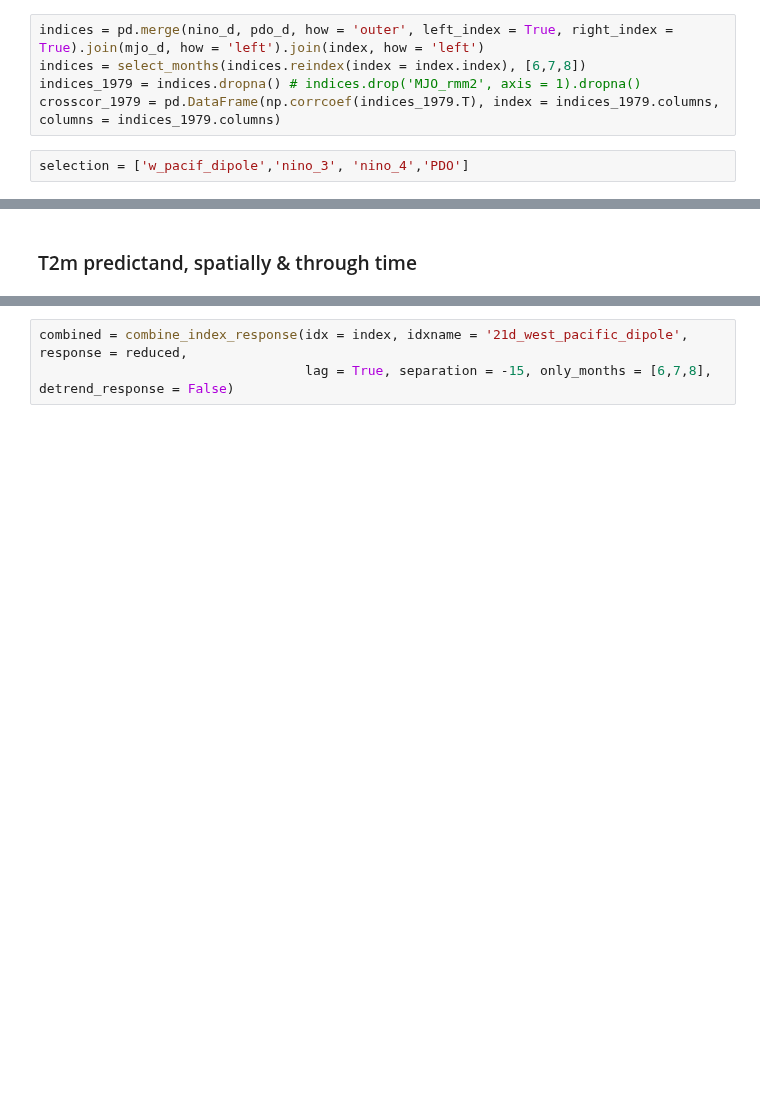
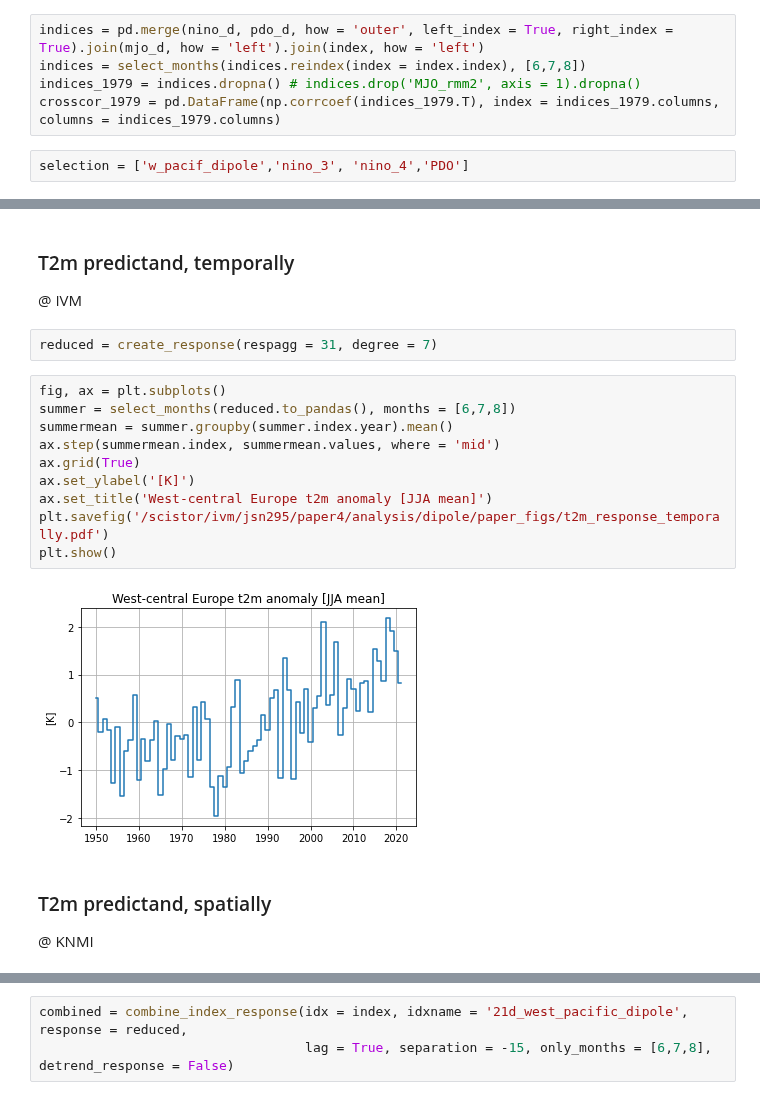
Before and after one commit to chiemvs/telegates, a Jupyter notebook: notebooks/Main_plots.ipynb, the cells around one changed output, grey strips where cells are left out. Cells and saved outputs as stored; diff of their text form; blank space fills up the shorter version.

```diff
--- a/notebooks/Main_plots.ipynb
+++ b/notebooks/Main_plots.ipynb
@@ -119,7 +130,25 @@ for i, var1 in enumerate(selection):
 # %% [output]
 [figure]
+# %% [markdown]
+### T2m predictand, temporally
+@ IVM
+# %%
+reduced = create_response(respagg = 31, degree = 7)
+# %%
+fig, ax = plt.subplots()
+summer = select_months(reduced.to_pandas(), months = [6,7,8])
+summermean = summer.groupby(summer.index.year).mean()
+ax.step(summermean.index, summermean.values, where = 'mid')
+ax.grid(True)
+ax.set_ylabel('[K]')
+ax.set_title('West-central Europe t2m anomaly [JJA mean]')
+plt.savefig('/scistor/ivm/jsn295/paper4/analysis/dipole/paper_figs/t2m_response_temporally.pdf')
+plt.show()
+# %% [output]
+[figure, added]
 # %% [markdown]
-### T2m predictand, spatially & through time
+### T2m predictand, spatially
+@ KNMI
 # %%
 subdomainlats = slice(40,56)
 subdomainlons = slice(-5,24)
```
Also changed, not shown: parts of 21 cells of this notebook, 6 other files.
